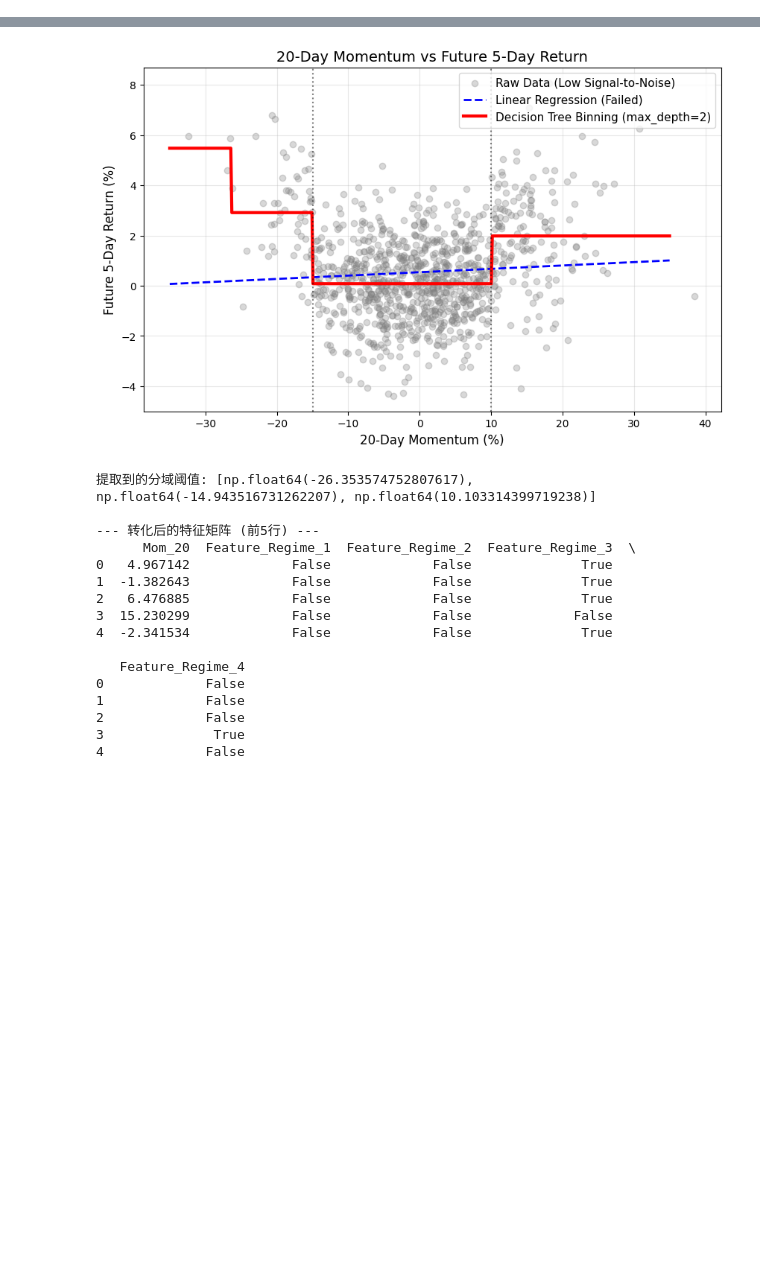
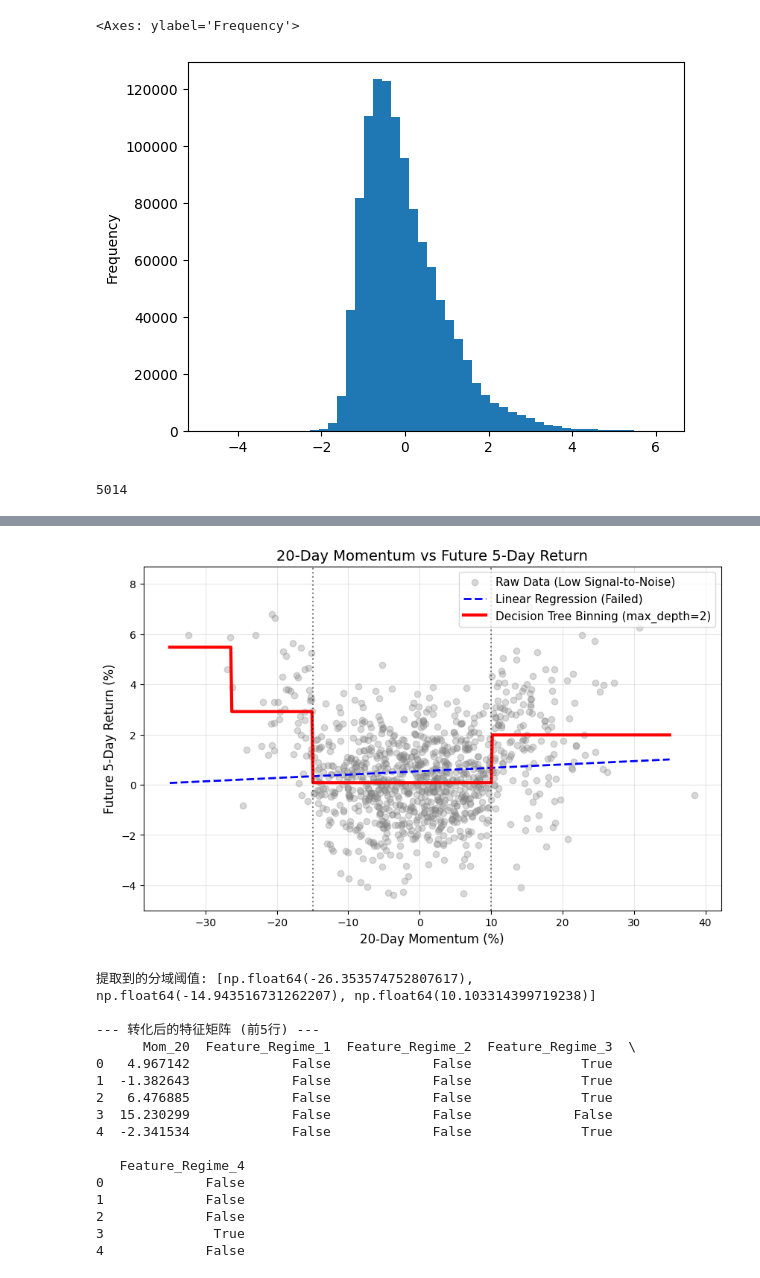
Before and after one commit to cshxinhao/q-modeling, a Jupyter notebook: test.ipynb, the cells around one changed output, grey strips where cells are left out. Drawn from its saved outputs; the diff is of its cells as text; code cells hidden in the pictures; blank space fills up the shorter version.

```diff
--- a/test.ipynb
+++ b/test.ipynb
@@ -0,0 +83,5 @@
+# %%
+size.sample(frac=0.1).plot.hist(bins=50)
+# %% [output]
+<Axes: ylabel='Frequency'>
+[figure, added]
@@ -0,0 +148,4 @@
+# %%
+df_p1['receive_datetime'].nunique()
+# %% [output]
+5014
```
Also changed, not shown: parts of 27 cells of this notebook, 5 other files.
